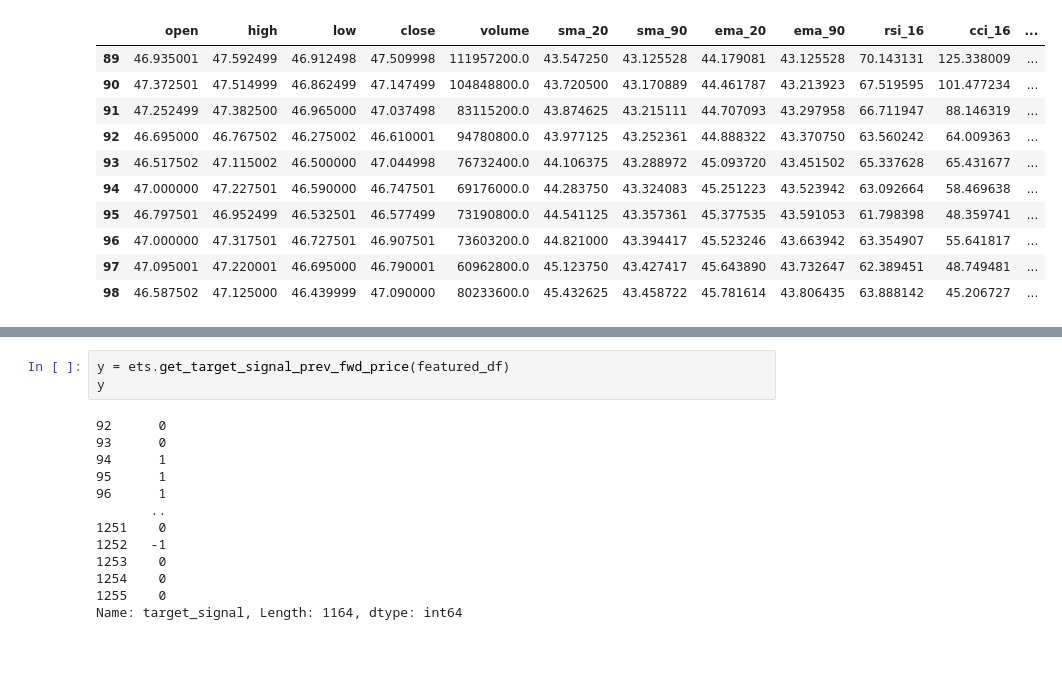
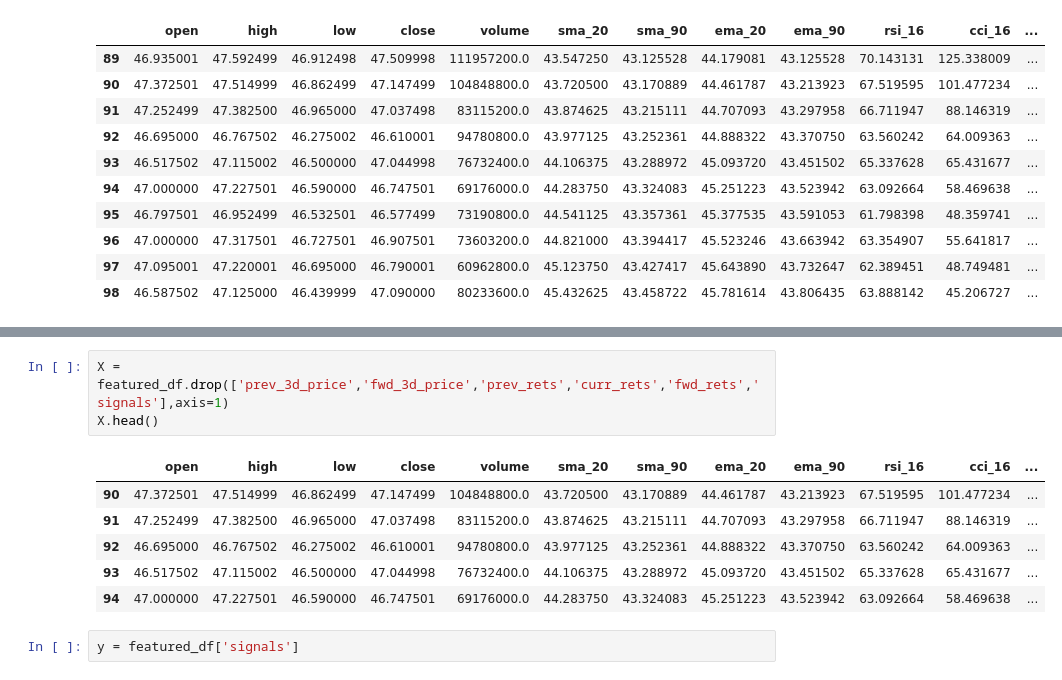
Before and after one commit to Faysal-Sohan/ensemble-trading-strategy, a Jupyter notebook: modules/signal_based_on_prev_fwd_price.ipynb, the cells around one changed output, grey strips where cells are left out. Drawn from its saved outputs; the diff is of its cells as text; blank space fills up the shorter version.

```diff
--- a/modules/signal_based_on_prev_fwd_price.ipynb
+++ b/modules/signal_based_on_prev_fwd_price.ipynb
@@ -36,19 +81,15 @@ featured_df.head(10)
+# %%
+X = featured_df.drop(['prev_3d_price','fwd_3d_price','prev_rets','curr_rets','fwd_rets','signals'],axis=1)
+X.head()
+# %% [output]
+|  | open | high | low | close | volume | sma_20 | sma_90 | ema_20 | ema_90 | rsi_16 | cci_16 | ... |
+| 90 | 47.372501 | 47.514999 | 46.862499 | 47.147499 | 104848800.0 | 43.720500 | 43.170889 | 44.461787 | 43.213923 | 67.519595 | 101.477234 | ... |
+| 91 | 47.252499 | 47.382500 | 46.965000 | 47.037498 | 83115200.0 | 43.874625 | 43.215111 | 44.707093 | 43.297958 | 66.711947 | 88.146319 | ... |
+| 92 | 46.695000 | 46.767502 | 46.275002 | 46.610001 | 94780800.0 | 43.977125 | 43.252361 | 44.888322 | 43.370750 | 63.560242 | 64.009363 | ... |
+| 93 | 46.517502 | 47.115002 | 46.500000 | 47.044998 | 76732400.0 | 44.106375 | 43.288972 | 45.093720 | 43.451502 | 65.337628 | 65.431677 | ... |
+| 94 | 47.000000 | 47.227501 | 46.590000 | 46.747501 | 69176000.0 | 44.283750 | 43.324083 | 45.251223 | 43.523942 | 63.092664 | 58.469638 | ... |
 # %%
-y = ets.get_target_signal_prev_fwd_price(featured_df)
-y
+y = featured_df['signals']
-# %% [output]
-92      0
-93      0
-94      1
-95      1
-96      1
-       ..
-1251    0
-1252   -1
-1253    0
-1254    0
-1255    0
-Name: target_signal, Length: 1164, dtype: int64
 # %%
 y.value_counts()
 # %% [output]
```
Also changed, not shown: parts of 12 cells of this notebook, 6 other files.
